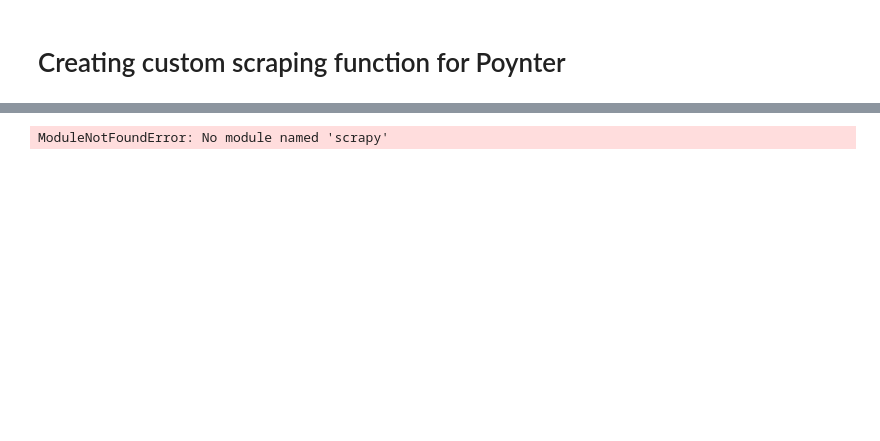
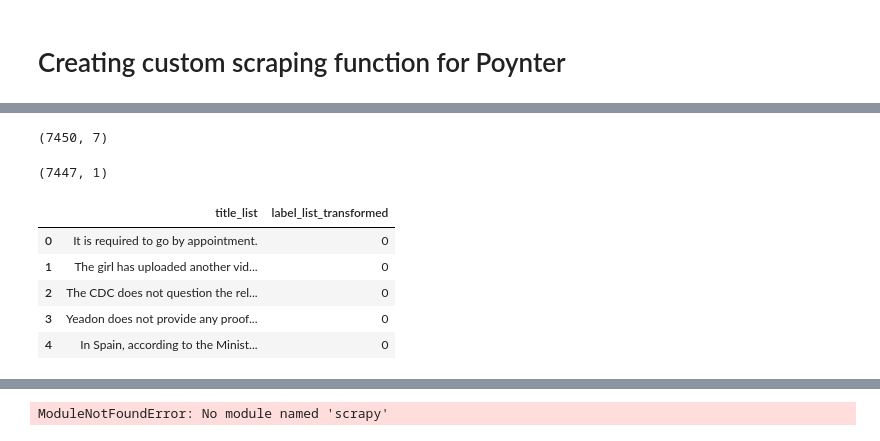
Before and after one commit to EddyEdzwan/StopFAIke, a Jupyter notebook: notebooks/Eddy_Poynter_scraping.ipynb, the cells around one changed output, grey strips where cells are left out. Drawn from its saved outputs; the diff is of its cells as text; code cells hidden in the pictures; blank space fills up the shorter version.

```diff
--- a/notebooks/Eddy_Poynter_scraping.ipynb
+++ b/notebooks/Eddy_Poynter_scraping.ipynb
@@ -94,0 +156,4 @@ requests.get('https://www.poynter.org/ifcn-covid-19-misinformation/', headers =
+# %%
+true_df = pd.DataFrame(dict([('true_explanation_list',true_explanation_list)]))
+
+true_df.head()
@@ -94,0 +255,29 @@ requests.get('https://www.poynter.org/ifcn-covid-19-misinformation/', headers =
+# %%
+#Removing empty labels and empty titles from df
+
+df = df.drop(index=df[df['label_list_transformed'].isna()].index, axis=0)
+df = df.drop(index=df[df['title_list']==''].index, axis=0)
+
+df.shape
+# %% [output]
+(7450, 7)
+# %%
+#Removing empty titles from true_df
+
+true_df = true_df.drop(index=true_df[true_df['true_explanation_list']==''].index, axis=0)
+
+true_df.shape
+# %% [output]
+(7447, 1)
+# %%
+true_df = true_df.rename(columns={'true_explanation_list':'title_list'})
+true_df['label_list_transformed'] = 0
+
+true_df.head()
+# %% [output]
+|  | title_list | label_list_transformed |
+| 0 | It is required to go by appointment. | 0 |
+| 1 | The girl has uploaded another vid... | 0 |
+| 2 | The CDC does not question the rel... | 0 |
+| 3 | Yeadon does not provide any proof... | 0 |
+| 4 | In Spain, according to the Minist... | 0 |
```
Also changed, not shown: parts of 32 cells of this notebook.
